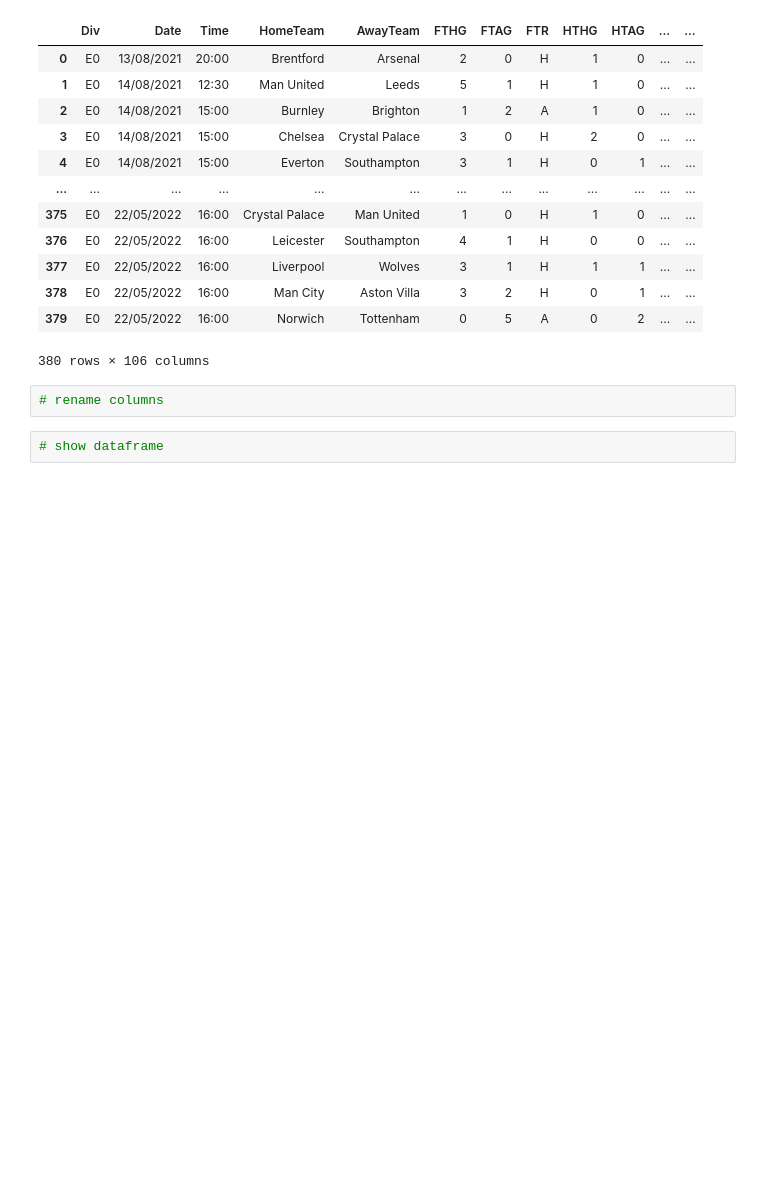
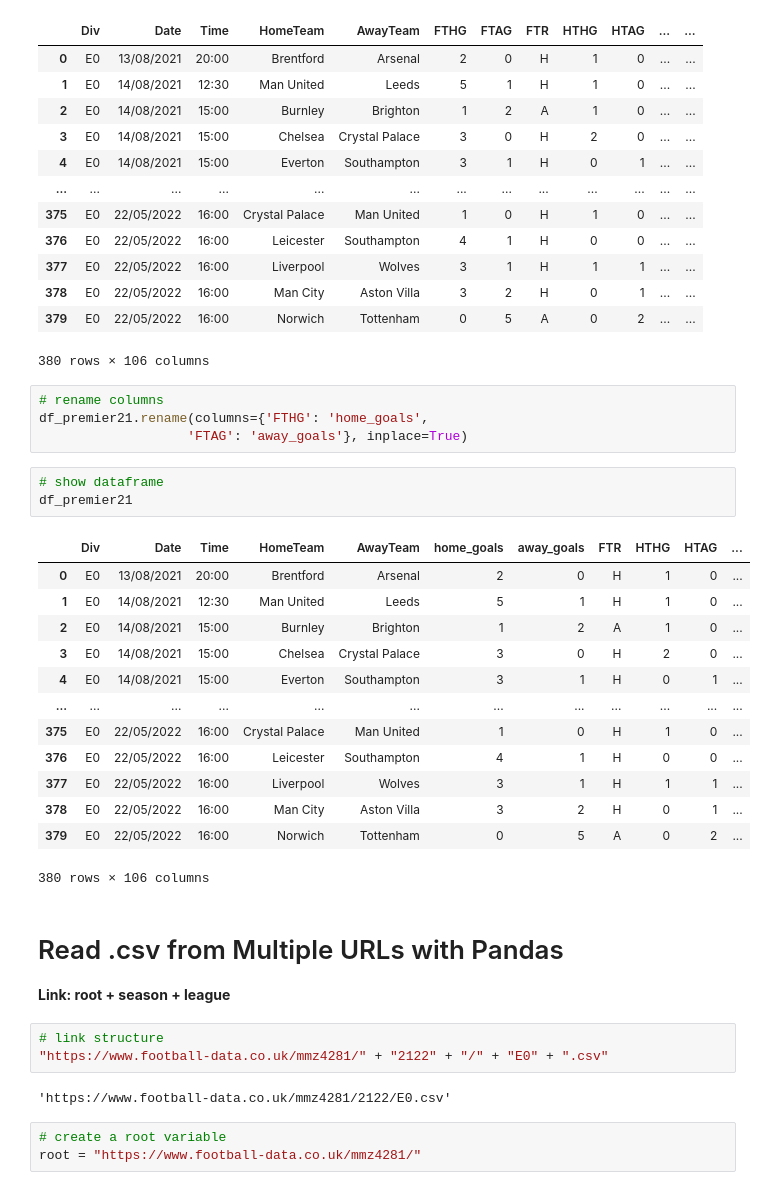
Before and after one commit to throwmen/PythonDataScience, a Jupyter notebook: WebScrapping_Project_in_Pandas.ipynb, the cells around one changed output. Saved outputs shown, nothing was run; the diff lists cells and outputs as text; blank space fills up the shorter version.

```diff
--- a/WebScrapping_Project_in_Pandas.ipynb
+++ b/WebScrapping_Project_in_Pandas.ipynb
@@ -26,7 +26,36 @@ df_premier21
 | 378 | E0 | 22/05/2022 | 16:00 | Man City | Aston Villa | 3 | 2 | H | 0 | 1 | ... | ... |
 | 379 | E0 | 22/05/2022 | 16:00 | Norwich | Tottenham | 0 | 5 | A | 0 | 2 | ... | ... |
 380 rows × 106 columns
-# %%
-# rename columns
+# %%
+# rename columns
+df_premier21.rename(columns={'FTHG': 'home_goals',
+                   'FTAG': 'away_goals'}, inplace=True)
 # %%
 # show dataframe
+df_premier21
+# %% [output]
+|  | Div | Date | Time | HomeTeam | AwayTeam | home_goals | away_goals | FTR | HTHG | HTAG | ... |
+| 0 | E0 | 13/08/2021 | 20:00 | Brentford | Arsenal | 2 | 0 | H | 1 | 0 | ... |
+| 1 | E0 | 14/08/2021 | 12:30 | Man United | Leeds | 5 | 1 | H | 1 | 0 | ... |
+| 2 | E0 | 14/08/2021 | 15:00 | Burnley | Brighton | 1 | 2 | A | 1 | 0 | ... |
+| 3 | E0 | 14/08/2021 | 15:00 | Chelsea | Crystal Palace | 3 | 0 | H | 2 | 0 | ... |
+| 4 | E0 | 14/08/2021 | 15:00 | Everton | Southampton | 3 | 1 | H | 0 | 1 | ... |
+| ... | ... | ... | ... | ... | ... | ... | ... | ... | ... | ... | ... |
+| 375 | E0 | 22/05/2022 | 16:00 | Crystal Palace | Man United | 1 | 0 | H | 1 | 0 | ... |
+| 376 | E0 | 22/05/2022 | 16:00 | Leicester | Southampton | 4 | 1 | H | 0 | 0 | ... |
+| 377 | E0 | 22/05/2022 | 16:00 | Liverpool | Wolves | 3 | 1 | H | 1 | 1 | ... |
+| 378 | E0 | 22/05/2022 | 16:00 | Man City | Aston Villa | 3 | 2 | H | 0 | 1 | ... |
+| 379 | E0 | 22/05/2022 | 16:00 | Norwich | Tottenham | 0 | 5 | A | 0 | 2 | ... |
+380 rows × 106 columns
+# %% [markdown]
+# Read .csv from Multiple URLs with Pandas
+
+**Link: root + season + league**
+# %%
+# link structure
+"https://www.football-data.co.uk/mmz4281/" + "2122" + "/" + "E0" + ".csv"
+# %% [output]
+'https://www.football-data.co.uk/mmz4281/2122/E0.csv'
+# %%
+# create a root variable
+root = "https://www.football-data.co.uk/mmz4281/"
```
Also changed, not shown: parts of 13 cells of this notebook.
